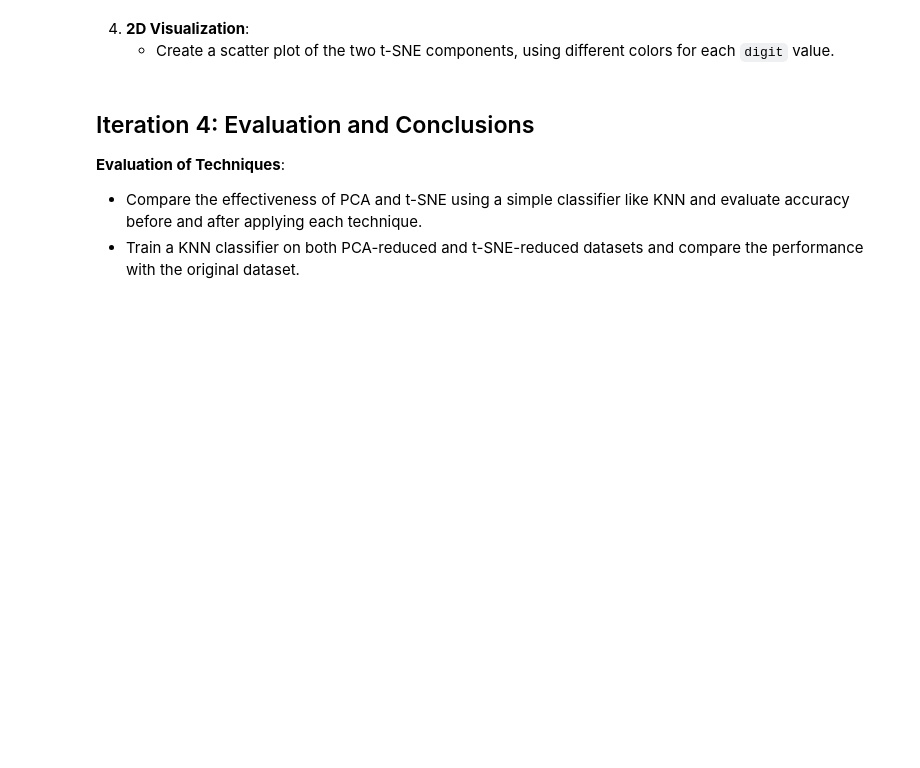
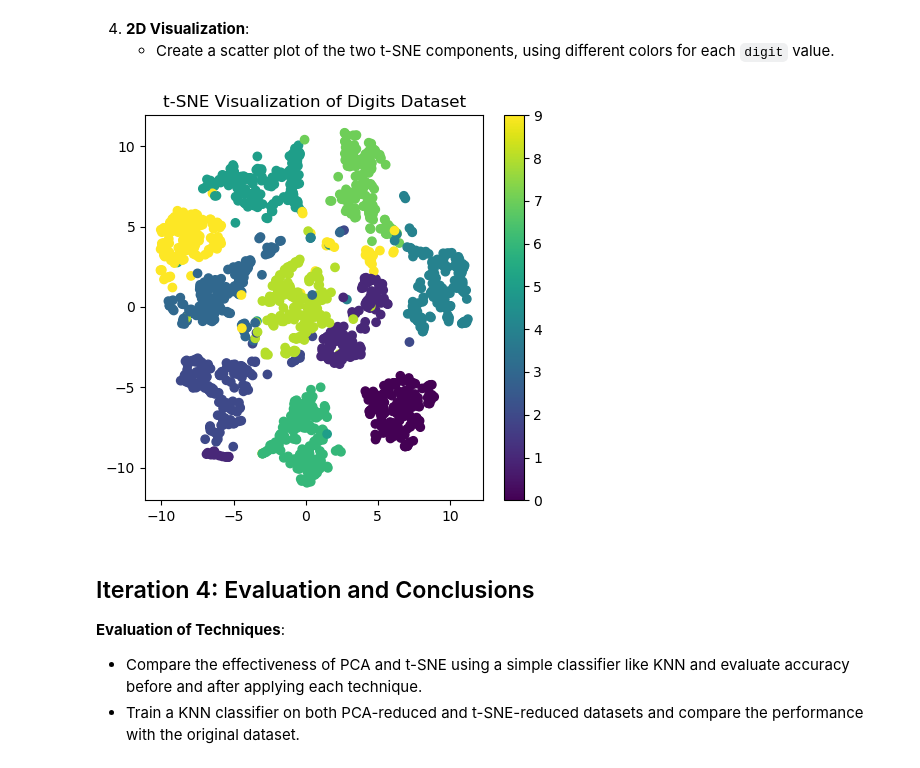
Before and after one commit to GuaSiMoTO/LAB-Machine-Learning-Unsupervised-Learning-Dimensionality-Reduction-public, a Jupyter notebook: LAB-Machine-Learning-Unsupervised-Learning-Dimensional-Reduction.ipynb, the cells around one changed output. Saved outputs shown, nothing was run; the diff lists cells and outputs as text; code cells hidden in the pictures; blank space fills up the shorter version.

```diff
--- a/LAB-Machine-Learning-Unsupervised-Learning-Dimensional-Reduction.ipynb
+++ b/LAB-Machine-Learning-Unsupervised-Learning-Dimensional-Reduction.ipynb
@@ -78,17 +257,40 @@ digits_df.head()
    - Standardize the features using `StandardScaler` so that all features are on the same scale.
 # %%
 from sklearn.preprocessing import StandardScaler
+
+# Separar features (X) y target (y)
+X = digits_df.drop('target', axis=1)
+y = digits_df['target']
+
+# Estandarizar los datos
+scaler = StandardScaler()
+X_scaled = scaler.fit_transform(X)
 # %% [markdown]
 3. **Applying t-SNE**:
    - Use t-SNE to reduce the dataset to 2 components. Adjust `perplexity` and other parameters as needed.
 # %%
 from sklearn.manifold import TSNE
+# Apply t-SNE
+tsne = TSNE(n_components=2, perplexity=30, n_iter=300)
+X_tsne = tsne.fit_transform(X_scaled)
 # %% [markdown]
 4. **2D Visualization**:
    - Create a scatter plot of the two t-SNE components, using different colors for each `digit` value.
 # %%
 import matplotlib.pyplot as plt
 import seaborn as sns
+
+plt.figure(figsize=(12, 5))
+
+# Plot the reduced data with t-SNE
+plt.subplot(1, 2, 2)
+plt.scatter(X_tsne[:, 0], X_tsne[:, 1], c=digits.target, cmap='viridis')
+plt.colorbar()
+plt.title('t-SNE Visualization of Digits Dataset')
+
+plt.show()
+# %% [output]
+[figure, added]
 # %% [markdown]
 ## Iteration 4: Evaluation and Conclusions
 
```
Also changed, not shown: parts of 15 cells of this notebook.
